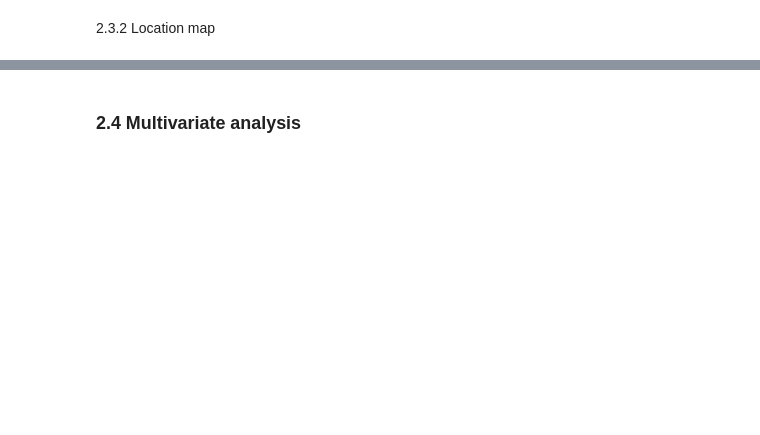
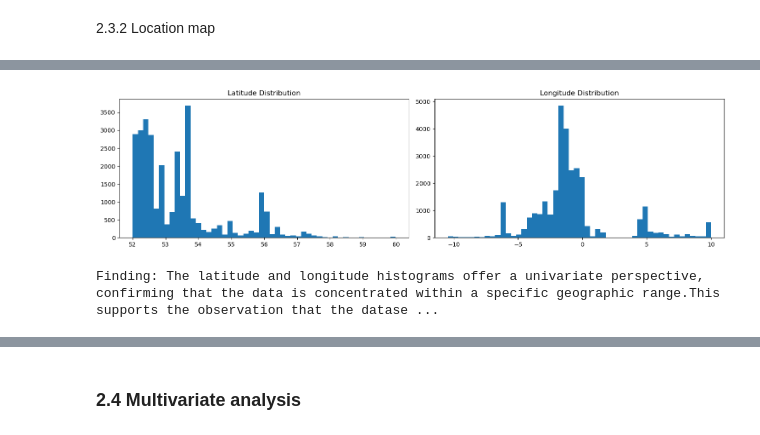
Before and after one commit to vhaa0001/FIT5196_Assignment_1, a Jupyter notebook: group64_1.ipynb, the cells around one changed output, grey strips where cells are left out. Drawn from its saved outputs; the diff is of its cells as text; code cells hidden in the pictures; blank space fills up the shorter version.

```diff
--- a/group64_1.ipynb
+++ b/group64_1.ipynb
@@ -918,0 +921,21 @@ AttributeError: The geopandas.dataset has been deprecated and was removed in Geo
+# %%
+# ---------- distribution of latitude and longtitude ----------
+fig, axes = plt.subplots(1, 2, figsize=(15, 4))
+
+# latitude
+axes[0].hist(df['Latitude'], bins=50)
+axes[0].set_title('Latitude Distribution')
+
+# longitude
+axes[1].hist(df['Longitude'], bins=50)
+axes[1].set_title('Longitude Distribution')
+
+plt.tight_layout()
+plt.savefig('fig8_distribution_lonla.png', bbox_inches='tight')
+plt.show()
+print('Finding: The latitude and longitude histograms offer a univariate perspective, '
+        'confirming that the data is concentrated within a specific geographic range.'
+        'This supports the observation that the dataset is geographically biased, primarily within the UK region.')
+# %% [output]
+[figure, added]
+Finding: The latitude and longitude histograms offer a univariate perspective, confirming that the data is concentrated within a specific geographic range.This supports the observation that the datase ...
```
Also changed, not shown: parts of 29 cells of this notebook.
